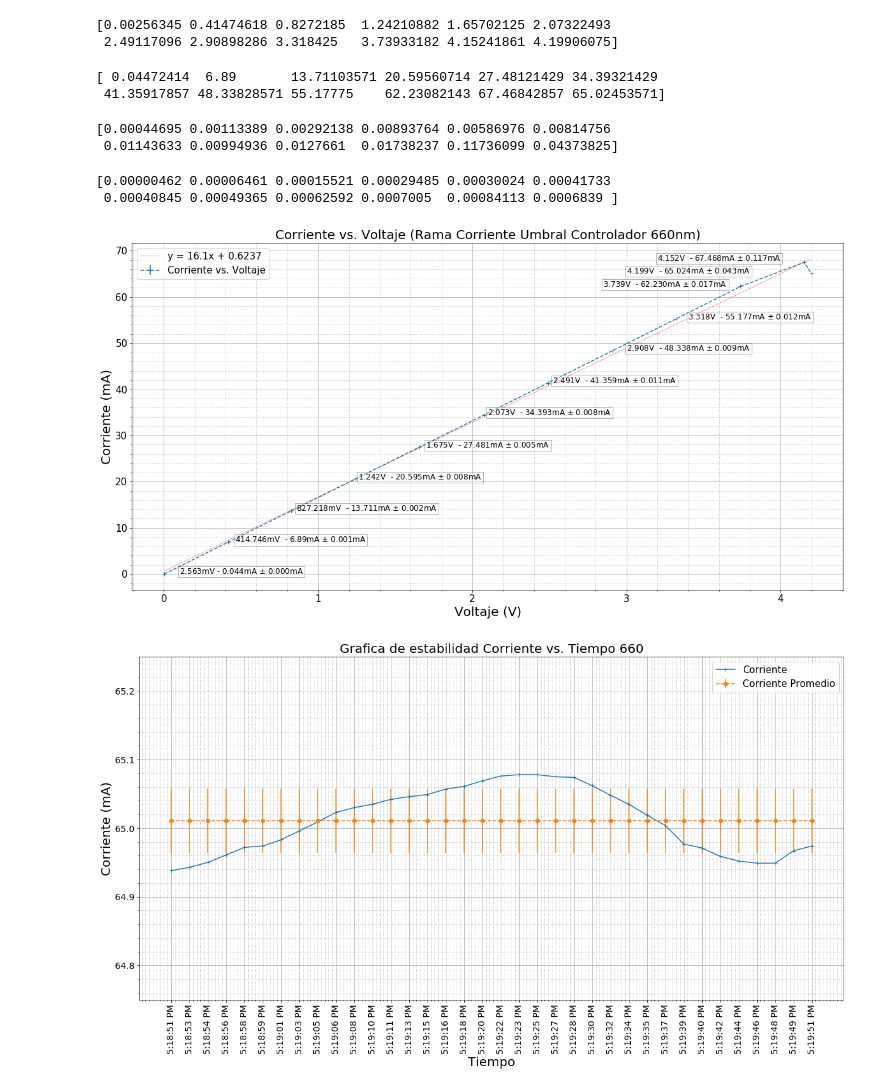
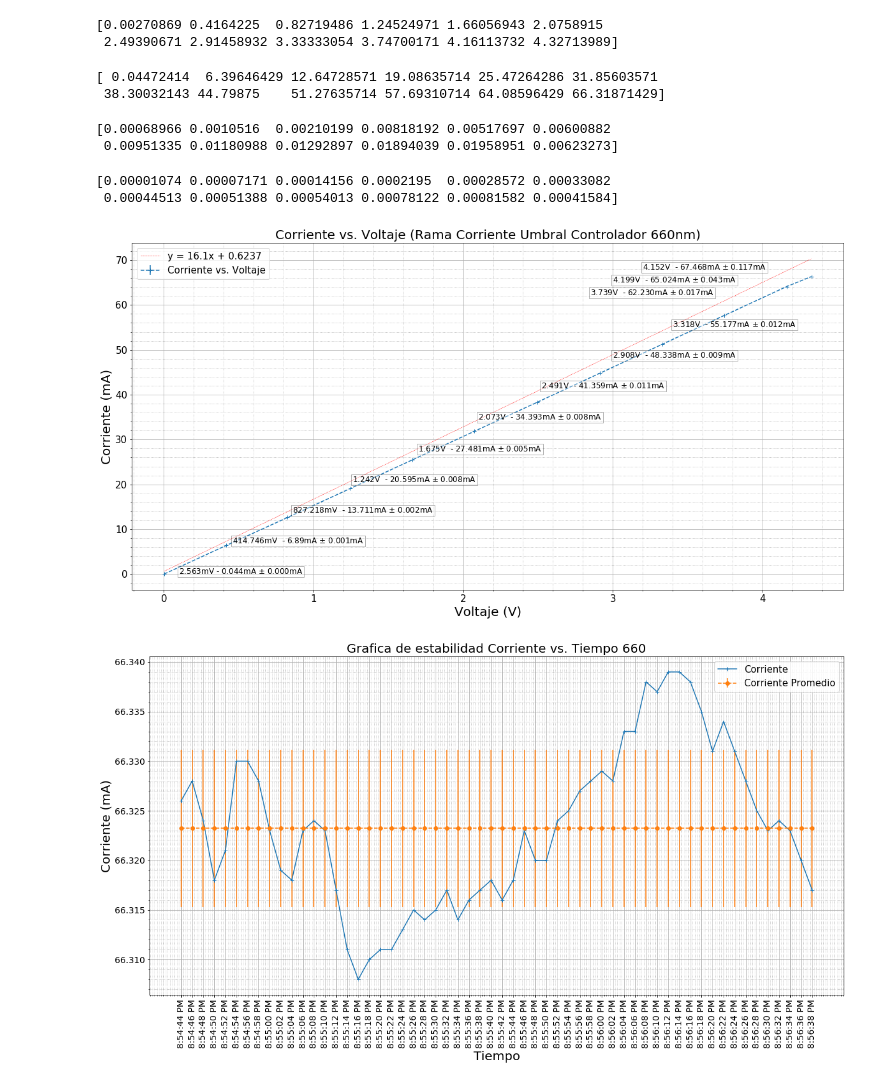
Before and after one commit to Magnus512/Jupyter, a Jupyter notebook: Corrientes660.ipynb, the cells around one changed output. Cells and saved outputs as stored; diff of their text form; code cells hidden in the pictures.

```diff
--- a/Corrientes660.ipynb
+++ b/Corrientes660.ipynb
@@ -9,7 +9,7 @@ from pandas.plotting import register_matplotlib_converters
 register_matplotlib_converters()
 #import scipy
 # %%
-dataframe=pd.read_csv('Files/660nuevo.csv')
+dataframe=pd.read_csv('Files/66023102.csv')
 # %%
 #print(dataframe)
 
@@ -49,12 +49,13 @@ corriente11 = corriente[302:330:1]
 corriente12 = corriente[332:360:1]
 
 #Grafica tiempo
-corriente13 = corriente[332:368:1]
-tiempo12 = tiempo[332:368:1]
+corriente13 = corriente[332:390:1]
+tiempo12 = tiempo[332:390:1]
 desvcorr13 = np.std(corriente13)
 corrientemed13 = np.mean(corriente13)
 print(len(corriente13))
 print(len(tiempo12))
 print(desvcorr13)
 print(corrientemed13)
+print(tiempo12)
 # %% [output]
@@ -134,23 +148,23 @@ desvoltajes = np.array([desvoltaje1, desvoltaje2, desvoltaje3, desvoltaje4, desv
 np.set_printoptions(suppress=True)
 print(voltajes)
 # %% [output]
-[0.00256345 0.41474618 0.8272185  1.24210882 1.65702125 2.07322493
- 2.49117096 2.90898286 3.318425   3.73933182 4.15241861 4.19906075]
+[0.00270869 0.4164225  0.82719486 1.24524971 1.66056943 2.0758915
+ 2.49390671 2.91458932 3.33333054 3.74700171 4.16113732 4.32713989]
 # %%
 print(corrientes)
 # %% [output]
-[ 0.04472414  6.89       13.71103571 20.59560714 27.48121429 34.39321429
- 41.35917857 48.33828571 55.17775    62.23082143 67.46842857 65.02453571]
+[ 0.04472414  6.39646429 12.64728571 19.08635714 25.47264286 31.85603571
+ 38.30032143 44.79875    51.27635714 57.69310714 64.08596429 66.31871429]
 # %%
 print(desvcorrientes)
 # %% [output]
-[0.00044695 0.00113389 0.00292138 0.00893764 0.00586976 0.00814756
- 0.01143633 0.00994936 0.0127661  0.01738237 0.11736099 0.04373825]
+[0.00068966 0.0010516  0.00210199 0.00818192 0.00517697 0.00600882
+ 0.00951335 0.01180988 0.01292897 0.01894039 0.01958951 0.00623273]
 # %%
 print(desvoltajes)
 # %% [output]
-[0.00000462 0.00006461 0.00015521 0.00029485 0.00030024 0.00041733
- 0.00040845 0.00049365 0.00062592 0.0007005  0.00084113 0.0006839 ]
+[0.00001074 0.00007171 0.00014156 0.0002195  0.00028572 0.00033082
+ 0.00044513 0.00051388 0.00054013 0.00078122 0.00081582 0.00041584]
 # %%
 xvals = voltajes
 def ajuste(xvals):
@@ -192,26 +206,26 @@ plt.text(3,65,'4.199V  - 65.024mA $\pm$ 0.043mA', fontsize=12,bbox={'facecolor':
 plt.savefig('Graphs/Controlador660.png')
 plt.show()
 # %% [output]
-[figure, old version]
+[figure, new version]
 # %%
 plt.figure(figsize=(20,10))
 axes = plt.axes()
 axes.set_xticklabels(tiempo,rotation = 90)
 axes.xaxis.set_tick_params(labelsize = 14)
 axes.yaxis.set_tick_params(labelsize = 14)
 plt.minorticks_on()
 plt.grid(which='major',linestyle='-')
 plt.grid(which='minor',linestyle=':')
-plt.ylim(64.75,65.25)
+#plt.ylim(64.75,65.25)
 plt.title('Grafica de estabilidad Corriente vs. Tiempo 660', fontsize=20)
 plt.xlabel('Tiempo', fontsize=20)
 plt.ylabel('Corriente (mA)', fontsize=20)
 plt.plot(tiempo12,corriente13, label='Corriente',marker='+')
-corrprom = np.full((36),corrientemed13)
+corrprom = np.full((len(corriente13)),corrientemed13)
 plt.errorbar(tiempo12,corrprom, yerr=desvcorr13 ,label='Corriente Promedio', linestyle='dashed',marker='o')
 plt.legend(prop={'size': 15})
 #plt.savefig('Graphs/CorrienteTiempo660.jpg')
 plt.savefig('Graphs/CorrienteTiempo660.png')
 plt.show()
 # %% [output]
-[figure, old version]
+[figure, new version]
```
Also changed, not shown: parts of 2 cells of this notebook, 5 other files.
